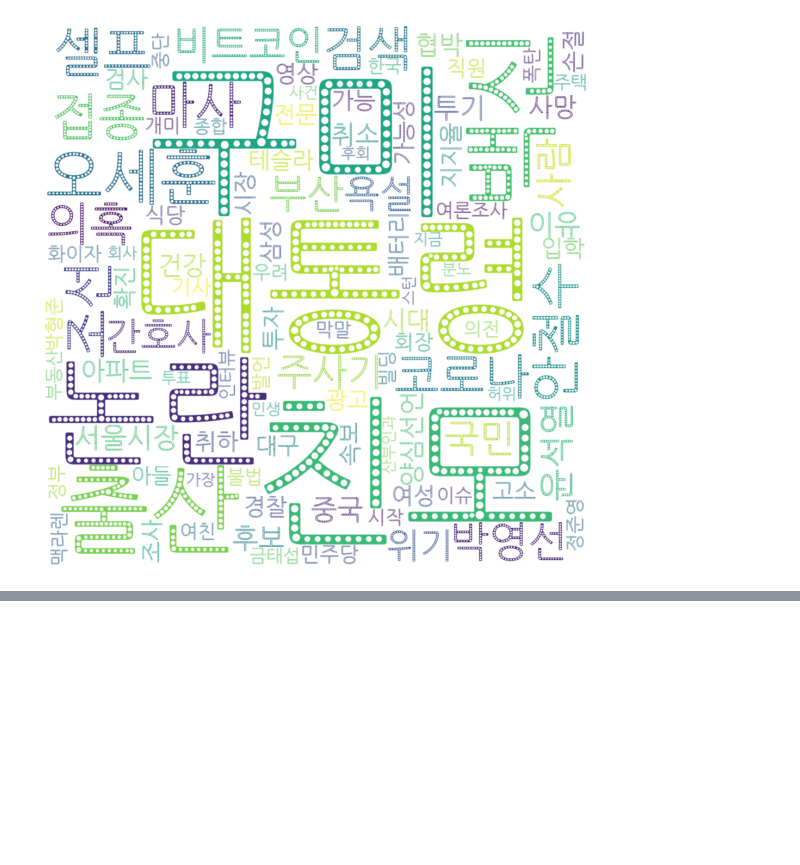
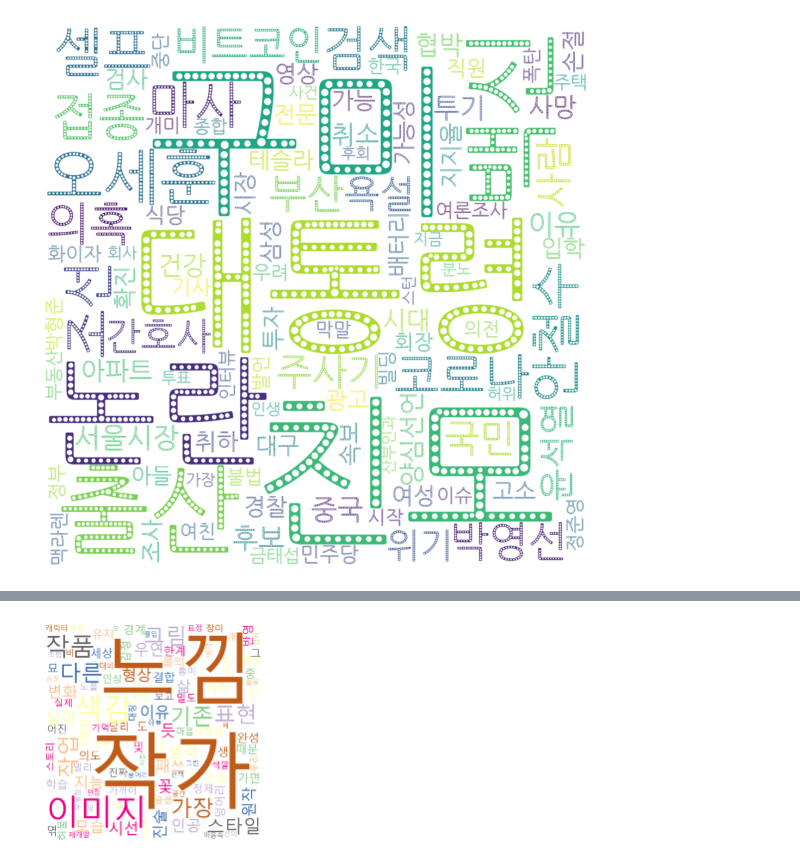
Before and after one commit to artjow/-, a Jupyter notebook: 기사_제목_크롤링을_통한_워드클라우드_시각화하기.ipynb, the cells around one changed output, grey strips where cells are left out. Saved outputs shown, nothing was run; the diff lists cells and outputs as text; code cells hidden in the pictures; blank space fills up the shorter version.

```diff
--- a/기사_제목_크롤링을_통한_워드클라우드_시각화하기.ipynb
+++ b/기사_제목_크롤링을_통한_워드클라우드_시각화하기.ipynb
@@ -148,0 +184,6 @@ plt.show()
+# %%
+twitter = Twitter()
+morphs = []
+for sentence in lists:
+  morphs.append(twitter.pos(sentence))
+print(morphs)
@@ -148,0 +192,11 @@ plt.show()
+# %%
+noun_adj_adv_list=[]
+
+for sentence in morphs :
+   for word, tag in sentence :
+     if tag in ['Noun'] and ("것" not in word) and ("내" not in
+word)and ("나" not in word)and ("수"not in word) and("게"not in
+word)and("말"not in word):
+        noun_adj_adv_list.append(word)
+
+print(noun_adj_adv_list)
@@ -148,0 +205,4 @@ plt.show()
+# %%
+count = Counter(noun_adj_adv_list)
+# %%
+words = dict(count.most_common())
@@ -148,0 +244,11 @@ plt.show()
+# %%
+wordcloud = WordCloud(font_path = '/content/Malgun-Gothic.ttf',
+background_color='white',colormap = "Accent_r",
+                    width=1000,
+height=1000).generate_from_frequencies(words)
+
+plt.imshow(wordcloud)
+plt.axis('off')
+plt.show()
+# %% [output]
+[figure, added]
```
Also changed, not shown: parts of 8 cells of this notebook.
